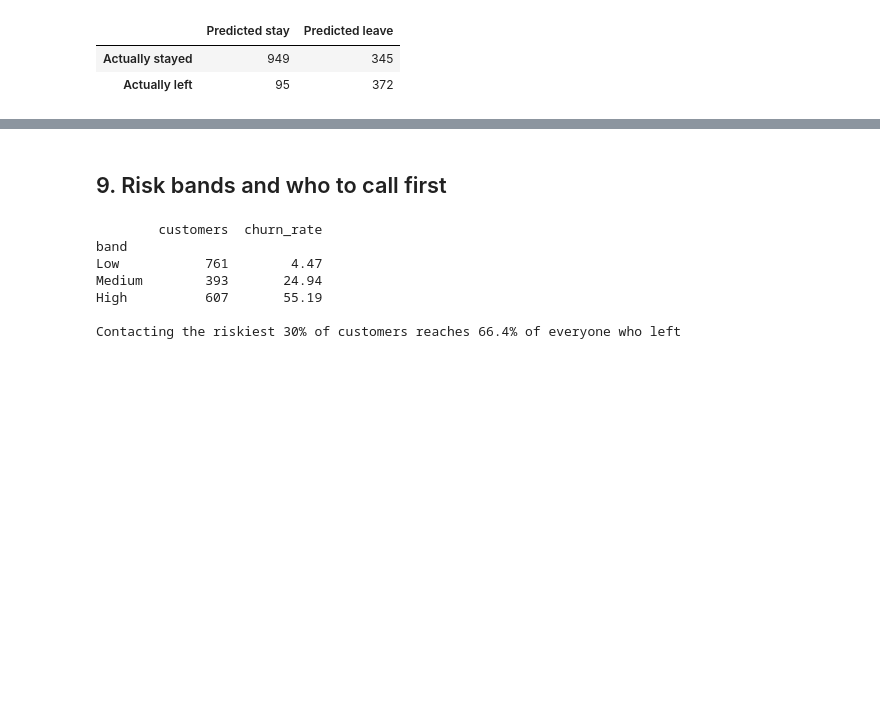
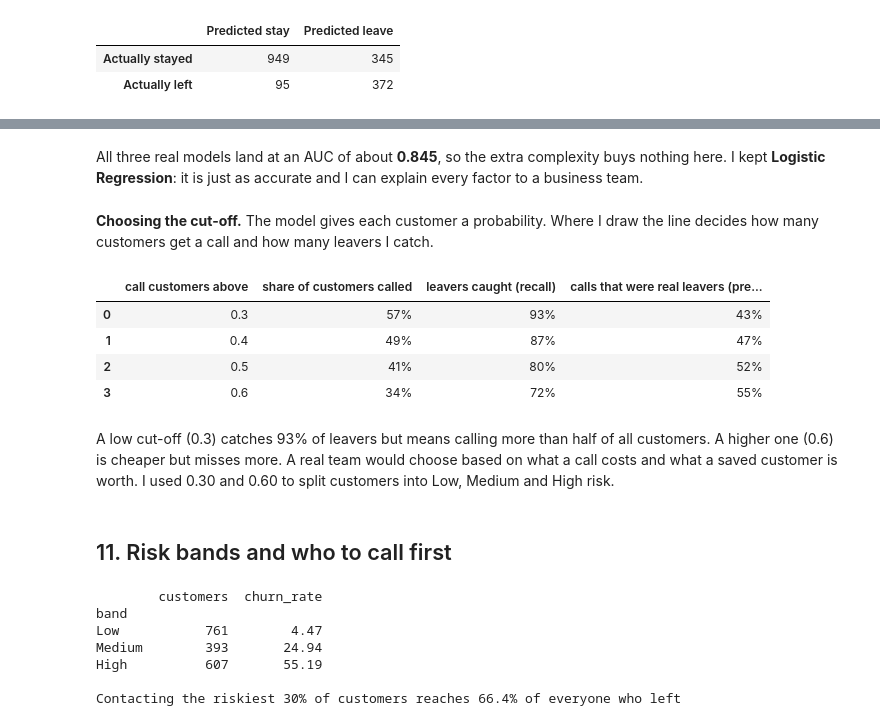
Before and after one commit to nidak7/customer-churn-intelligence-platform, a Jupyter notebook: notebooks/churn_analysis.ipynb, the cells around one changed output, grey strips where cells are left out. Drawn from its saved outputs; the diff is of its cells as text; code cells hidden in the pictures; blank space fills up the shorter version.

Commit message:
added model comparison and updated readme

```diff
--- a/notebooks/churn_analysis.ipynb
+++ b/notebooks/churn_analysis.ipynb
@@ -247,5 +304,25 @@ AUC       0.846
+# %% [markdown]
+All three real models land at an AUC of about **0.845**, so the extra complexity buys nothing here. I kept **Logistic Regression**: it is just as accurate and I can explain every factor to a business team.
+# %% [markdown]
+**Choosing the cut-off.** The model gives each customer a probability. Where I draw the line decides how many customers get a call and how many leavers I catch.
+# %%
+rows = []
+for t in [0.3, 0.4, 0.5, 0.6]:
+    flagged = (proba >= t)
+    rows.append({"call customers above": t, "share of customers called": f"{flagged.mean():.0%}",
+                 "leavers caught (recall)": f"{recall_score(y_test, flagged):.0%}",
+                 "calls that were real leavers (precision)": f"{precision_score(y_test, flagged):.0%}"})
+pd.DataFrame(rows)
+# %% [output]
+|  | call customers above | share of customers called | leavers caught (recall) | calls that were real leavers (pre... |
+| 0 | 0.3 | 57% | 93% | 43% |
+| 1 | 0.4 | 49% | 87% | 47% |
+| 2 | 0.5 | 41% | 80% | 52% |
+| 3 | 0.6 | 34% | 72% | 55% |
+# %% [markdown]
+A low cut-off (0.3) catches 93% of leavers but means calling more than half of all customers. A higher one (0.6) is cheaper but misses more. A real team would choose based on what a call costs and what a saved customer is worth. I used 0.30 and 0.60 to split customers into Low, Medium and High risk.
 # %% [markdown]
-## 9. Risk bands and who to call first
+## 11. Risk bands and who to call first
 # %%
 test = pd.DataFrame({"score": proba, "actual": y_test.values})
 test["band"] = pd.cut(test["score"], [-0.01, 0.2999, 0.5999, 1.0], labels=["Low", "Medium", "High"])
```
Also changed, not shown: parts of 28 cells of this notebook, 3 other files.
